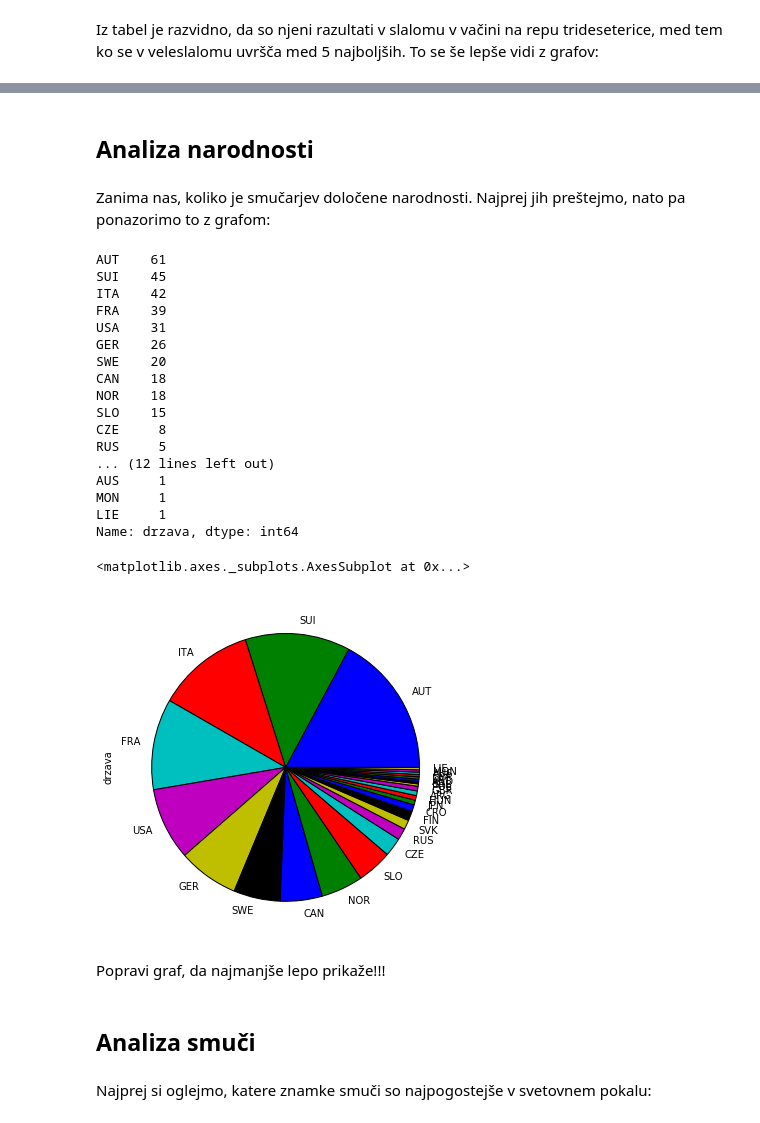
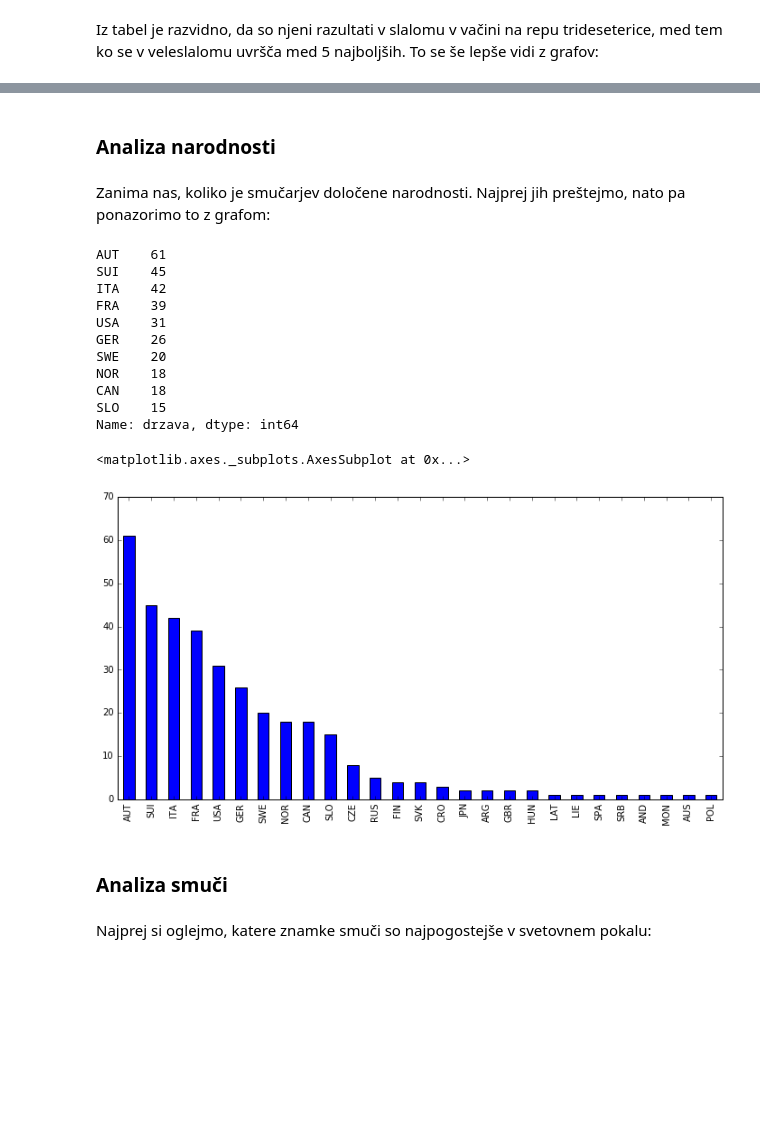
Before and after one commit to ZivaUrbancic/AlpskoSmucanje, a Jupyter notebook: obdelava_podatkov.ipynb, the cells around one changed output, grey strips where cells are left out. Drawn from its saved outputs; the diff is of its cells as text; code cells hidden in the pictures; blank space fills up the shorter version.

```diff
--- a/obdelava_podatkov.ipynb
+++ b/obdelava_podatkov.ipynb
@@ -22,7 +22,7 @@ pd.set_option('display.max_columns', 60)
 # %% [markdown]
 Najprej sem spletne strani [FIS](http://www.fis-ski.com/alpine-skiing/athletes/) pobrala podatke o smučarjih in njihovih id številkah na spletišču FIS. Id-je sem potrebovala za sestavljanje url naslovov posameznih športnikov. Zbrane podatke sem nato spravila v datoteko smucarji.csv.
 # %%
-pot="C://Users/Ziva/Documents/AlpineSkiing/csv-datoteke/smucarji.csv"
+pot="csv-datoteke/smucarji.csv"
 smucarji = pd.read_csv(pot, parse_dates=['rojstvo'])
 # %% [markdown]
 Tabela izgleda tako:
@@ -212,9 +362,9 @@ brem[veleslalom]['mesto1'].value_counts().plot(kind='bar')
 # %% [markdown]
-## Analiza narodnosti
+### Analiza narodnosti
 # %% [markdown]
 Zanima nas, koliko je smučarjev določene narodnosti. Najprej jih preštejmo, nato pa ponazorimo to z grafom:
 # %%
-smucarji['drzava'].value_counts()
+smucarji['drzava'].value_counts().head(10)
 # %% [output]
 AUT    61
 SUI    45
@@ -223,25 +373,17 @@ FRA    39
 USA    31
 GER    26
 SWE    20
+NOR    18
 CAN    18
-NOR    18
 SLO    15
-CZE     8
-RUS     5
-... (12 lines left out)
-AUS     1
-MON     1
-LIE     1
 Name: drzava, dtype: int64
 # %%
-smucarji['drzava'].value_counts().plot(kind='pie', figsize = (6,6))
+smucarji['drzava'].value_counts().plot(kind='bar', figsize = (12,6))
 # %% [output]
 <matplotlib.axes._subplots.AxesSubplot at 0x...>
-[figure, old version]
+[figure, new version]
-# %% [markdown]
-Popravi graf, da najmanjše lepo prikaže!!!
 # %% [markdown]
-## Analiza smuči
+### Analiza smuči
 # %% [markdown]
 Najprej si oglejmo, katere znamke smuči so najpogostejše v svetovnem pokalu:
 # %%
```
Also changed, not shown: parts of 62 cells of this notebook, 2 other files.
